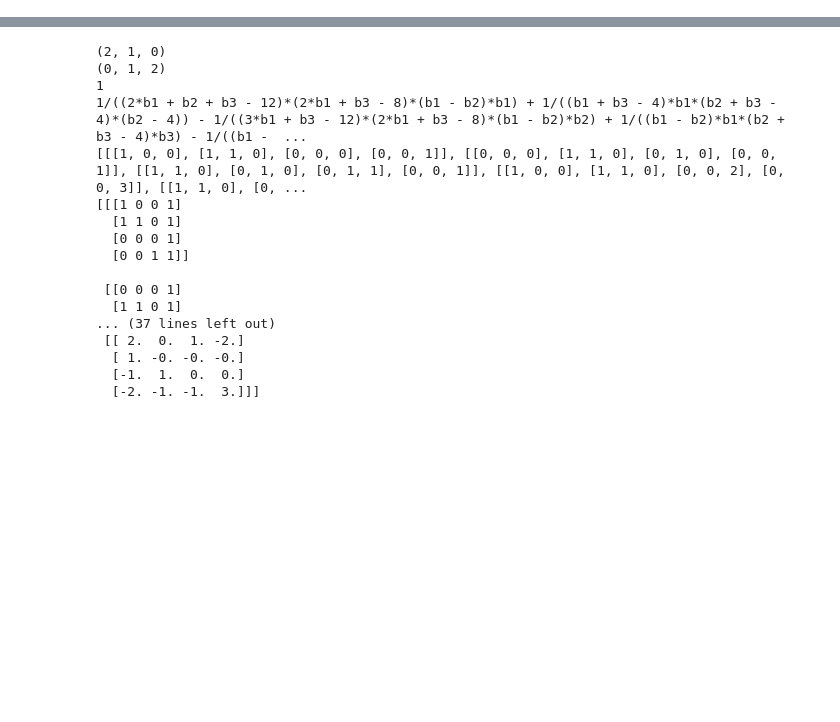
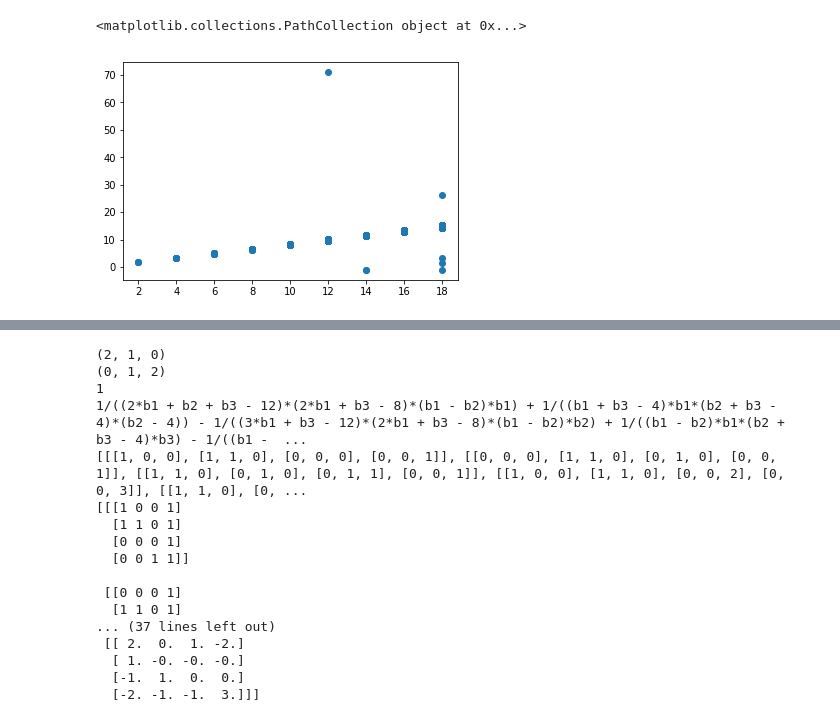
Before and after one commit to caoandong/Calabi_Yau, a Jupyter notebook: src/notebook/Triangulation.ipynb, the cells around one changed output, grey strips where cells are left out. Cells and saved outputs as stored; diff of their text form; code cells hidden in the pictures; blank space fills up the shorter version.

```diff
--- a/src/notebook/Triangulation.ipynb
+++ b/src/notebook/Triangulation.ipynb
@@ -515,0 +854,5 @@ Done.
+# %%
+plt.scatter(euler, np.reciprocal(vol_list))
+# %% [output]
+<matplotlib.collections.PathCollection object at 0x...>
+[figure, added]
```
Also changed, not shown: parts of 57 cells of this notebook, 9 other files.
